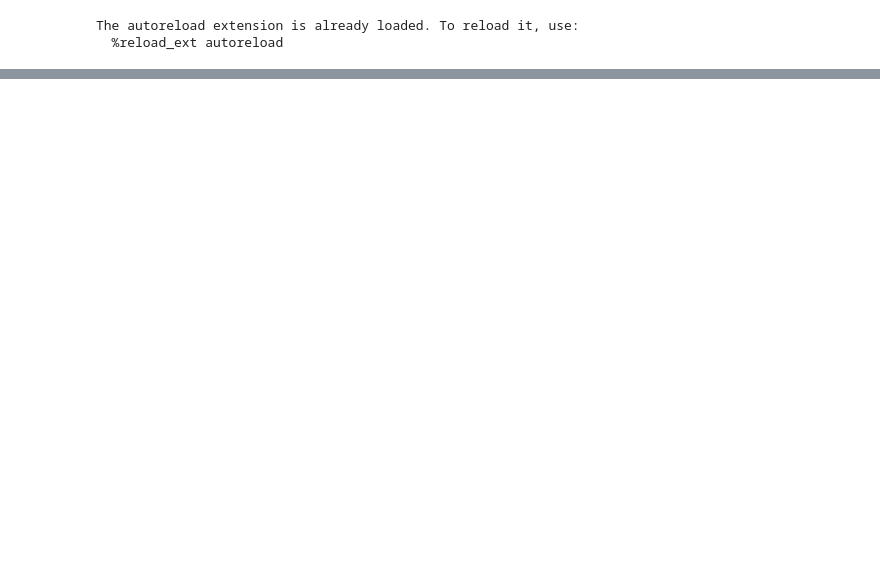
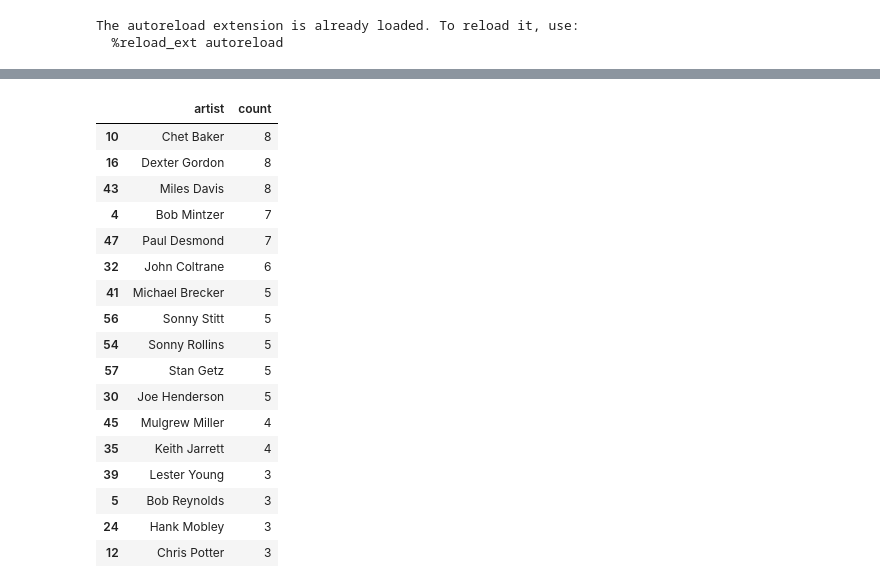
Before and after one commit to 1chenjes1/EPFL_DCML_2025, a Jupyter notebook: Notebooks/0 - Preprocessing.ipynb, the cells around one changed output, grey strips where cells are left out. Saved outputs shown, nothing was run; the diff lists cells and outputs as text; code cells hidden in the pictures; blank space fills up the shorter version.

```diff
--- a/Notebooks/0 - Preprocessing.ipynb
+++ b/Notebooks/0 - Preprocessing.ipynb
@@ -80,0 +58,20 @@ generate_pcs(df)
+# %%
+def groupby_standard(df, length=3):
+    # Step 1: Get unique (fnames, workTitle) pairs
+    ref = df[['fnames', 'workTitle']].drop_duplicates()
+
+    # Step 2: Group by workTitle → count how many files (fnames) per title
+    ref_count = ref.groupby('workTitle').size().reset_index(name='count')
+
+    # Step 3: Keep only titles with ≥ length files
+    ref_filtered = ref_count[ref_count['count'] >= length]
+
+    # Step 4: Filter big df to only those titles
+    title_grouped = df[df['workTitle'].isin(ref_filtered['workTitle'])]
+
+    ref_filtered = ref_filtered.sort_values(by='count', ascending=False)
+
+    return title_grouped, ref_filtered
+
+title_grouped, ref = groupby_standard(df, length=3)
+ref
@@ -80,0 +95,39 @@ generate_pcs(df)
+# %%
+def groupby_artist(df, length=3):
+    # Step 1: Get unique (fnames, artist) pairs
+    ref = df[['fnames', 'artist']].drop_duplicates()
+
+    # Step 2: Group by artist → count how many files (fnames) per title
+    ref_count = ref.groupby('artist').size().reset_index(name='count')
+
+    # Step 3: Keep only titles with ≥ length files
+    ref_filtered = ref_count[ref_count['count'] >= length]
+
+    # Step 4: Filter big df to only those titles
+    artist_grouped = df[df['artist'].isin(ref_filtered['artist'])]
+
+    ref_filtered = ref_filtered.sort_values(by='count', ascending=False)
+
+    return artist_grouped, ref_filtered
+
+artist_grouped, ref = groupby_artist(df, length=3)
+ref
+# %% [output]
+|  | artist | count |
+| 10 | Chet Baker | 8 |
+| 16 | Dexter Gordon | 8 |
+| 43 | Miles Davis | 8 |
+| 4 | Bob Mintzer | 7 |
+| 47 | Paul Desmond | 7 |
+| 32 | John Coltrane | 6 |
+| 41 | Michael Brecker | 5 |
+| 56 | Sonny Stitt | 5 |
+| 54 | Sonny Rollins | 5 |
+| 57 | Stan Getz | 5 |
+| 30 | Joe Henderson | 5 |
+| 45 | Mulgrew Miller | 4 |
+| 35 | Keith Jarrett | 4 |
+| 39 | Lester Young | 3 |
+| 5 | Bob Reynolds | 3 |
+| 24 | Hank Mobley | 3 |
+| 12 | Chris Potter | 3 |
```
Also changed, not shown: parts of 10 cells of this notebook, 4 other files.
